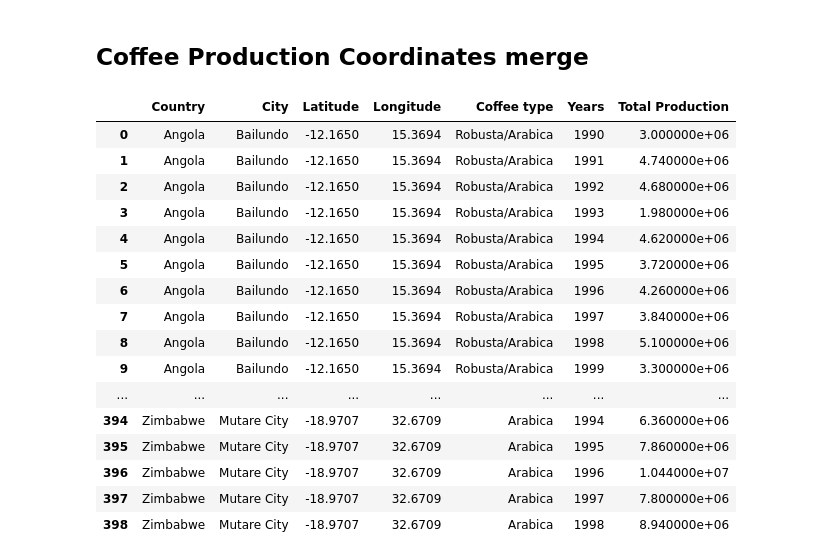
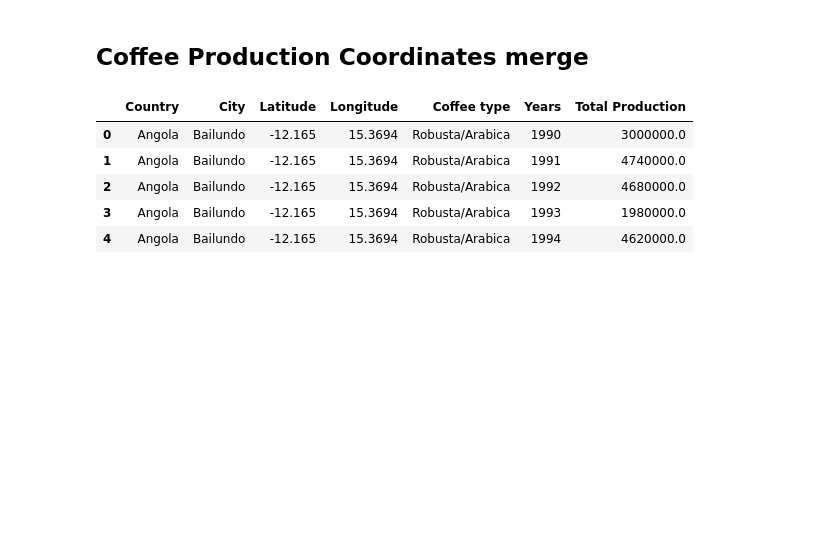
Before and after one commit to AAlbers341/project1_coffee_analysis, a Jupyter notebook: EDA/coffee_production.ipynb, the cells around one changed output. Saved outputs shown, nothing was run; the diff lists cells and outputs as text; code cells hidden in the pictures; blank space fills up the shorter version.

```diff
--- a/EDA/coffee_production.ipynb
+++ b/EDA/coffee_production.ipynb
@@ -149,35 +121,24 @@ coffee_production_cleaned
 # %%
 # Read in coffee cities coordinates, encode do to characters not being registered by default 'UTF-8'
 # https://docs.python.org/3/library/codecs.html#standard-encodings
 coffee_cities = pd.read_csv('../Data/Raw/coffee_cities_coordinates.csv', encoding='iso-8859-1')
 
 # Reorder and remove City_country & country coordinates
 coffee_cities = coffee_cities[['Country','City','Latitude','Longitude']]
 coffee_cities.head()
 
 # Merge the two dataframes on 'Country'
 coffee_production_df = pd.DataFrame.merge(coffee_production_cleaned, coffee_cities, on=['Country'])
 
 # Reorder df
 coffee_production_df = coffee_production_df[['Country','City','Latitude','Longitude','Coffee type',
                                             'Years','Total Production']]
 
-coffee_production_df
+coffee_production_df.head()
 # %% [output]
 |  | Country | City | Latitude | Longitude | Coffee type | Years | Total Production |
-| 0 | Angola | Bailundo | -12.1650 | 15.3694 | Robusta/Arabica | 1990 | 3.000000e+06 |
-| 1 | Angola | Bailundo | -12.1650 | 15.3694 | Robusta/Arabica | 1991 | 4.740000e+06 |
-| 2 | Angola | Bailundo | -12.1650 | 15.3694 | Robusta/Arabica | 1992 | 4.680000e+06 |
-| 3 | Angola | Bailundo | -12.1650 | 15.3694 | Robusta/Arabica | 1993 | 1.980000e+06 |
-| 4 | Angola | Bailundo | -12.1650 | 15.3694 | Robusta/Arabica | 1994 | 4.620000e+06 |
-| 5 | Angola | Bailundo | -12.1650 | 15.3694 | Robusta/Arabica | 1995 | 3.720000e+06 |
-| 6 | Angola | Bailundo | -12.1650 | 15.3694 | Robusta/Arabica | 1996 | 4.260000e+06 |
-| 7 | Angola | Bailundo | -12.1650 | 15.3694 | Robusta/Arabica | 1997 | 3.840000e+06 |
-| 8 | Angola | Bailundo | -12.1650 | 15.3694 | Robusta/Arabica | 1998 | 5.100000e+06 |
-| 9 | Angola | Bailundo | -12.1650 | 15.3694 | Robusta/Arabica | 1999 | 3.300000e+06 |
-| ... | ... | ... | ... | ... | ... | ... | ... |
-| 394 | Zimbabwe | Mutare City | -18.9707 | 32.6709 | Arabica | 1994 | 6.360000e+06 |
-| 395 | Zimbabwe | Mutare City | -18.9707 | 32.6709 | Arabica | 1995 | 7.860000e+06 |
-| 396 | Zimbabwe | Mutare City | -18.9707 | 32.6709 | Arabica | 1996 | 1.044000e+07 |
-| 397 | Zimbabwe | Mutare City | -18.9707 | 32.6709 | Arabica | 1997 | 7.800000e+06 |
-| 398 | Zimbabwe | Mutare City | -18.9707 | 32.6709 | Arabica | 1998 | 8.940000e+06 |
+| 0 | Angola | Bailundo | -12.165 | 15.3694 | Robusta/Arabica | 1990 | 3000000.0 |
+| 1 | Angola | Bailundo | -12.165 | 15.3694 | Robusta/Arabica | 1991 | 4740000.0 |
+| 2 | Angola | Bailundo | -12.165 | 15.3694 | Robusta/Arabica | 1992 | 4680000.0 |
+| 3 | Angola | Bailundo | -12.165 | 15.3694 | Robusta/Arabica | 1993 | 1980000.0 |
+| 4 | Angola | Bailundo | -12.165 | 15.3694 | Robusta/Arabica | 1994 | 4620000.0 |
```
Also changed, not shown: parts of 8 cells of this notebook, 6 other files.
